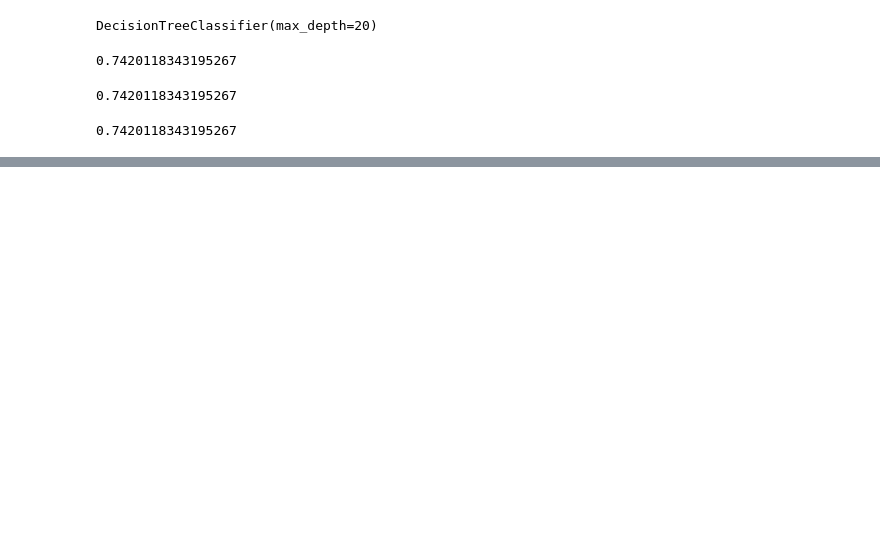
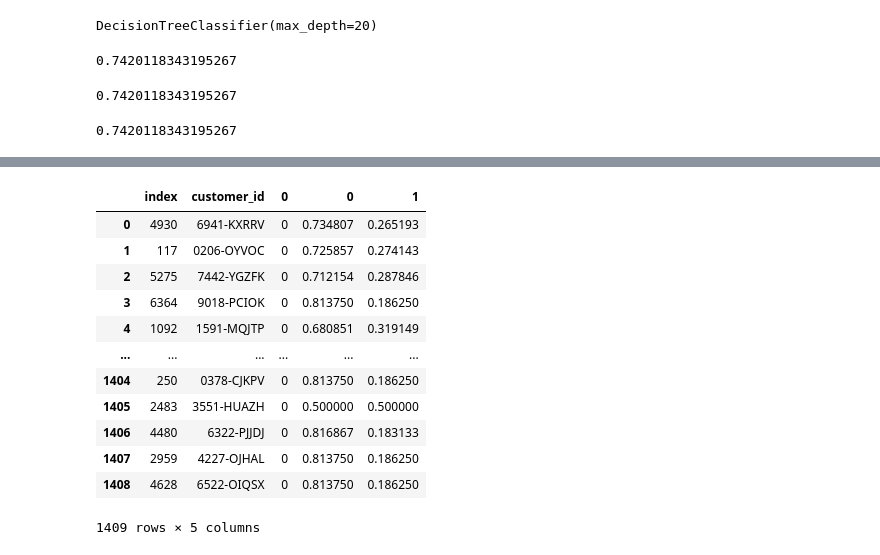
Before and after one commit to Kain-azzo/Classification-Project, a Jupyter notebook: Project_Draft-Copy2.ipynb, the cells around one changed output, grey strips where cells are left out. Saved outputs shown, nothing was run; the diff lists cells and outputs as text; code cells hidden in the pictures; blank space fills up the shorter version.

```diff
--- a/Project_Draft-Copy2.ipynb
+++ b/Project_Draft-Copy2.ipynb
@@ -235,0 +207,2 @@ TypeError: cannot concatenate object of type '<class 'numpy.ndarray'>'; only Ser
+# %%
+probability = pd.DataFrame(probability)
@@ -235,0 +211,5 @@ TypeError: cannot concatenate object of type '<class 'numpy.ndarray'>'; only Ser
+# %%
+train_keep_telco,validate_keep_telco,test_keep_telco = chop_data(prep,"churn")
+# %%
+customer_id = test_keep_telco["customer_id"]
+customer_id = customer_id.reset_index()
@@ -235,0 +221,16 @@ TypeError: cannot concatenate object of type '<class 'numpy.ndarray'>'; only Ser
+# %%
+Predictions
+# %% [output]
+|  | index | customer_id | 0 | 0 | 1 |
+| 0 | 4930 | 6941-KXRRV | 0 | 0.734807 | 0.265193 |
+| 1 | 117 | 0206-OYVOC | 0 | 0.725857 | 0.274143 |
+| 2 | 5275 | 7442-YGZFK | 0 | 0.712154 | 0.287846 |
+| 3 | 6364 | 9018-PCIOK | 0 | 0.813750 | 0.186250 |
+| 4 | 1092 | 1591-MQJTP | 0 | 0.680851 | 0.319149 |
+| ... | ... | ... | ... | ... | ... |
+| 1404 | 250 | 0378-CJKPV | 0 | 0.813750 | 0.186250 |
+| 1405 | 2483 | 3551-HUAZH | 0 | 0.500000 | 0.500000 |
+| 1406 | 4480 | 6322-PJJDJ | 0 | 0.816867 | 0.183133 |
+| 1407 | 2959 | 4227-OJHAL | 0 | 0.813750 | 0.186250 |
+| 1408 | 4628 | 6522-OIQSX | 0 | 0.813750 | 0.186250 |
+1409 rows × 5 columns
```
Also changed, not shown: parts of 62 cells of this notebook.
